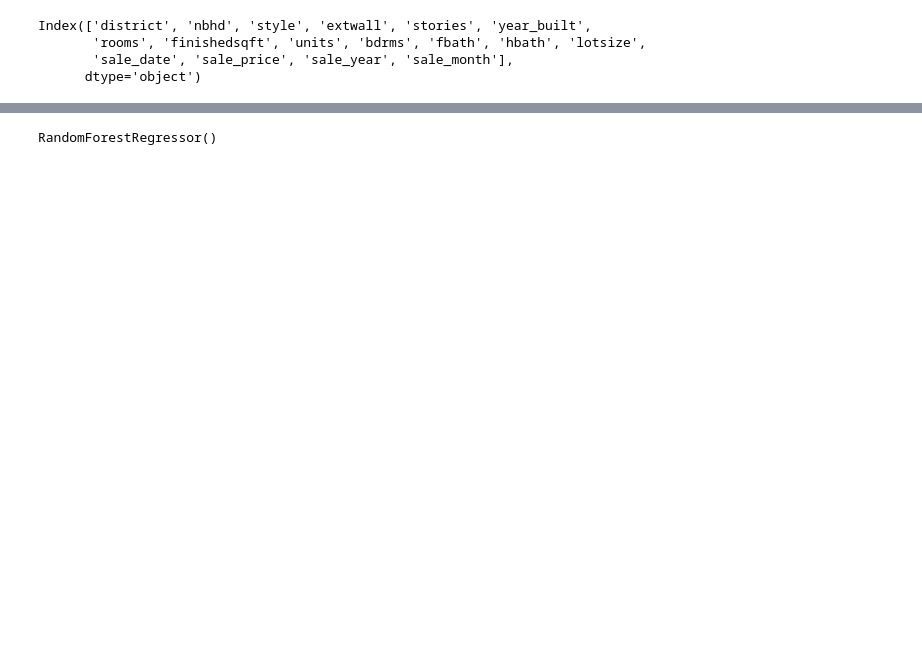
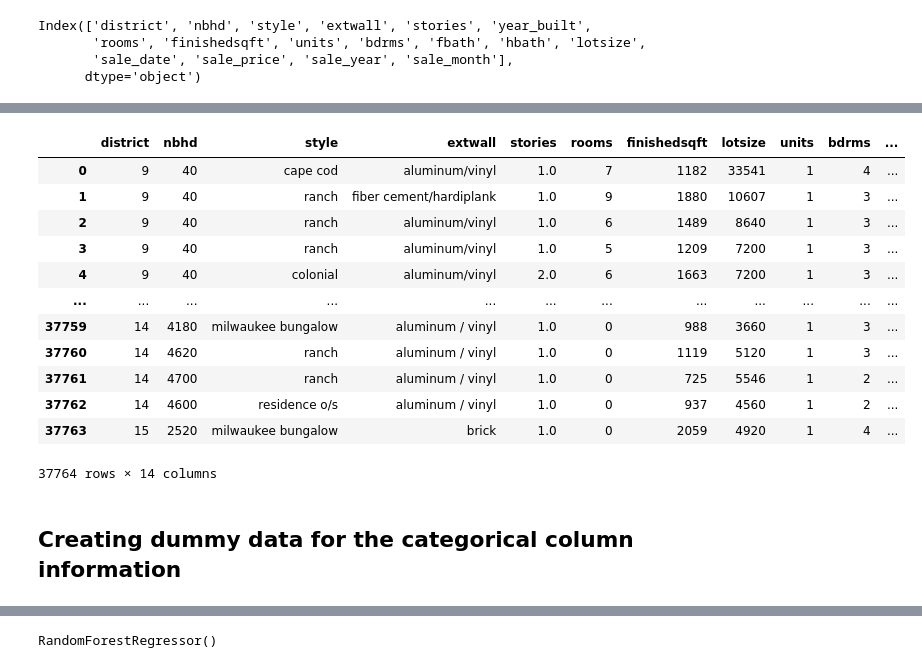
Before and after one commit to vivsarraf/Milwaukee-Property-Price-Predictor-Dashboard, a Jupyter notebook: Project4_PredictionModel_June11.ipynb, the cells around one changed output, grey strips where cells are left out. Drawn from its saved outputs; the diff is of its cells as text; code cells hidden in the pictures; blank space fills up the shorter version.

```diff
--- a/Project4_PredictionModel_June11.ipynb
+++ b/Project4_PredictionModel_June11.ipynb
@@ -247,0 +104,22 @@ Name: sale_price, Length: 3777, dtype: int64
+# %%
+# Dropping saledate because it's not needed for the model. We're going to use sale-year and sale-month
+data = data.drop(columns=['sale_date'])
+data = data.rename(columns={'sale_year': 'year', 'sale_month':'month'})
+data = data[['district','nbhd','style','extwall','stories','rooms','finishedsqft','lotsize','units','bdrms','baths_total','year','month','sale_price']]
+data
+# %% [output]
+|  | district | nbhd | style | extwall | stories | rooms | finishedsqft | lotsize | units | bdrms | ... |
+| 0 | 9 | 40 | cape cod | aluminum/vinyl | 1.0 | 7 | 1182 | 33541 | 1 | 4 | ... |
+| 1 | 9 | 40 | ranch | fiber cement/hardiplank | 1.0 | 9 | 1880 | 10607 | 1 | 3 | ... |
+| 2 | 9 | 40 | ranch | aluminum/vinyl | 1.0 | 6 | 1489 | 8640 | 1 | 3 | ... |
+| 3 | 9 | 40 | ranch | aluminum/vinyl | 1.0 | 5 | 1209 | 7200 | 1 | 3 | ... |
+| 4 | 9 | 40 | colonial | aluminum/vinyl | 2.0 | 6 | 1663 | 7200 | 1 | 3 | ... |
+| ... | ... | ... | ... | ... | ... | ... | ... | ... | ... | ... | ... |
+| 37759 | 14 | 4180 | milwaukee bungalow | aluminum / vinyl | 1.0 | 0 | 988 | 3660 | 1 | 3 | ... |
+| 37760 | 14 | 4620 | ranch | aluminum / vinyl | 1.0 | 0 | 1119 | 5120 | 1 | 3 | ... |
+| 37761 | 14 | 4700 | ranch | aluminum / vinyl | 1.0 | 0 | 725 | 5546 | 1 | 2 | ... |
+| 37762 | 14 | 4600 | residence o/s | aluminum / vinyl | 1.0 | 0 | 937 | 4560 | 1 | 2 | ... |
+| 37763 | 15 | 2520 | milwaukee bungalow | brick | 1.0 | 0 | 2059 | 4920 | 1 | 4 | ... |
+37764 rows × 14 columns
+# %% [markdown]
+## Creating dummy data for the categorical column information
```
Also changed, not shown: parts of 58 cells of this notebook, 12 other files.
